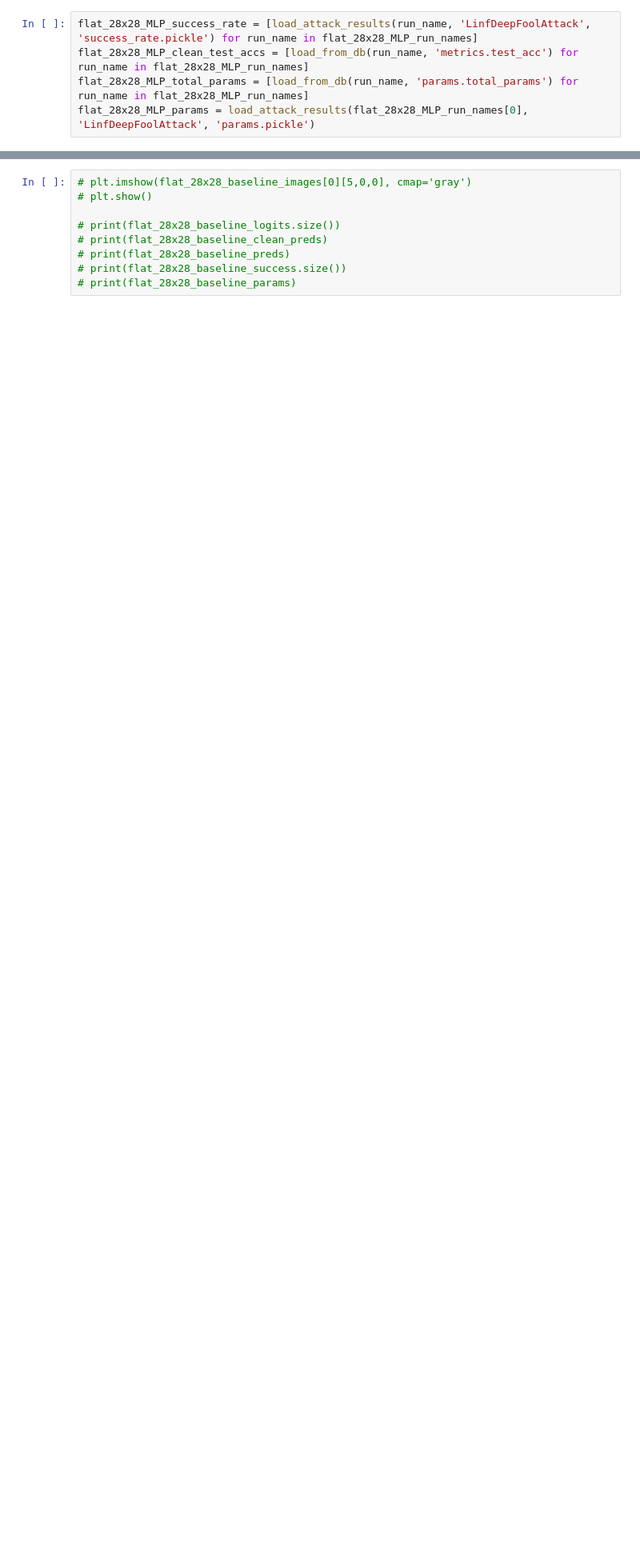
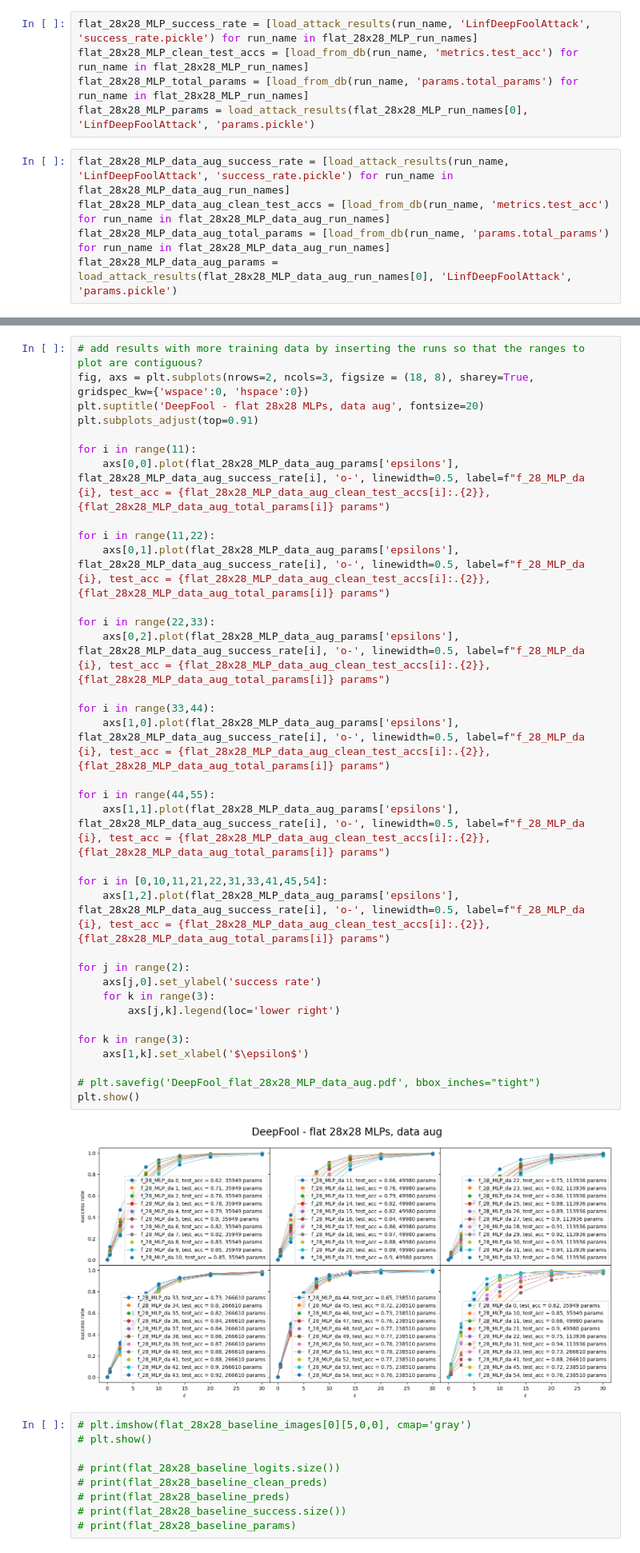
Before and after one commit to Schuh93/sem_seg_s2cnn, a Jupyter notebook: examples/mnist_adv/DeepFool - results.ipynb, the cells around one changed output, grey strips where cells are left out. Shown at 80% size. Drawn from its saved outputs; the diff is of its cells as text; blank space fills up the shorter version.

```diff
--- a/examples/mnist_adv/DeepFool - results.ipynb
+++ b/examples/mnist_adv/DeepFool - results.ipynb
@@ -38,6 +47,11 @@ flat_28x28_MLP_success_rate = [load_attack_results(run_name, 'LinfDeepFoolAttack
 flat_28x28_MLP_clean_test_accs = [load_from_db(run_name, 'metrics.test_acc') for run_name in flat_28x28_MLP_run_names]
 flat_28x28_MLP_total_params = [load_from_db(run_name, 'params.total_params') for run_name in flat_28x28_MLP_run_names]
 flat_28x28_MLP_params = load_attack_results(flat_28x28_MLP_run_names[0], 'LinfDeepFoolAttack', 'params.pickle')
+# %%
+flat_28x28_MLP_data_aug_success_rate = [load_attack_results(run_name, 'LinfDeepFoolAttack', 'success_rate.pickle') for run_name in flat_28x28_MLP_data_aug_run_names]
+flat_28x28_MLP_data_aug_clean_test_accs = [load_from_db(run_name, 'metrics.test_acc') for run_name in flat_28x28_MLP_data_aug_run_names]
+flat_28x28_MLP_data_aug_total_params = [load_from_db(run_name, 'params.total_params') for run_name in flat_28x28_MLP_data_aug_run_names]
+flat_28x28_MLP_data_aug_params = load_attack_results(flat_28x28_MLP_data_aug_run_names[0], 'LinfDeepFoolAttack', 'params.pickle')
 # %%
 fig, axs = plt.subplots(nrows=2, ncols=2, figsize = (12, 8), sharey=True, gridspec_kw={'wspace':0, 'hspace':0})
 plt.suptitle('DeepFool - flat 28x28 baselines', fontsize=18)
@@ -107,3 +119,39 @@ plt.show()
+# %%
+# add results with more training data by inserting the runs so that the ranges to plot are contiguous?
+fig, axs = plt.subplots(nrows=2, ncols=3, figsize = (18, 8), sharey=True, gridspec_kw={'wspace':0, 'hspace':0})
+plt.suptitle('DeepFool - flat 28x28 MLPs, data aug', fontsize=20)
+plt.subplots_adjust(top=0.91)
+
+for i in range(11):
+    axs[0,0].plot(flat_28x28_MLP_data_aug_params['epsilons'], flat_28x28_MLP_data_aug_success_rate[i], 'o-', linewidth=0.5, label=f"f_28_MLP_da {i}, test_acc = {flat_28x28_MLP_data_aug_clean_test_accs[i]:.{2}}, {flat_28x28_MLP_data_aug_total_params[i]} params")
+
+for i in range(11,22):
+    axs[0,1].plot(flat_28x28_MLP_data_aug_params['epsilons'], flat_28x28_MLP_data_aug_success_rate[i], 'o-', linewidth=0.5, label=f"f_28_MLP_da {i}, test_acc = {flat_28x28_MLP_data_aug_clean_test_accs[i]:.{2}}, {flat_28x28_MLP_data_aug_total_params[i]} params")
+
+for i in range(22,33):
+    axs[0,2].plot(flat_28x28_MLP_data_aug_params['epsilons'], flat_28x28_MLP_data_aug_success_rate[i], 'o-', linewidth=0.5, label=f"f_28_MLP_da {i}, test_acc = {flat_28x28_MLP_data_aug_clean_test_accs[i]:.{2}}, {flat_28x28_MLP_data_aug_total_params[i]} params")
+
+for i in range(33,44):
+    axs[1,0].plot(flat_28x28_MLP_data_aug_params['epsilons'], flat_28x28_MLP_data_aug_success_rate[i], 'o-', linewidth=0.5, label=f"f_28_MLP_da {i}, test_acc = {flat_28x28_MLP_data_aug_clean_test_accs[i]:.{2}}, {flat_28x28_MLP_data_aug_total_params[i]} params")
+
+for i in range(44,55):
+    axs[1,1].plot(flat_28x28_MLP_data_aug_params['epsilons'], flat_28x28_MLP_data_aug_success_rate[i], 'o-', linewidth=0.5, label=f"f_28_MLP_da {i}, test_acc = {flat_28x28_MLP_data_aug_clean_test_accs[i]:.{2}}, {flat_28x28_MLP_data_aug_total_params[i]} params")
+
+for i in [0,10,11,21,22,31,33,41,45,54]:
+    axs[1,2].plot(flat_28x28_MLP_data_aug_params['epsilons'], flat_28x28_MLP_data_aug_success_rate[i], 'o-', linewidth=0.5, label=f"f_28_MLP_da {i}, test_acc = {flat_28x28_MLP_data_aug_clean_test_accs[i]:.{2}}, {flat_28x28_MLP_data_aug_total_params[i]} params")
+
+for j in range(2):
+    axs[j,0].set_ylabel('success rate')
+    for k in range(3):
+        axs[j,k].legend(loc='lower right')
+
+for k in range(3):
+    axs[1,k].set_xlabel('$\epsilon$')
+
+# plt.savefig('DeepFool_flat_28x28_MLP_data_aug.pdf', bbox_inches="tight")
+plt.show()
+# %% [output]
+[figure, added]
 # %%
 # plt.imshow(flat_28x28_baseline_images[0][5,0,0], cmap='gray')
 # plt.show()
```
Also changed, not shown: parts of 2 cells of this notebook, 5 other files.
